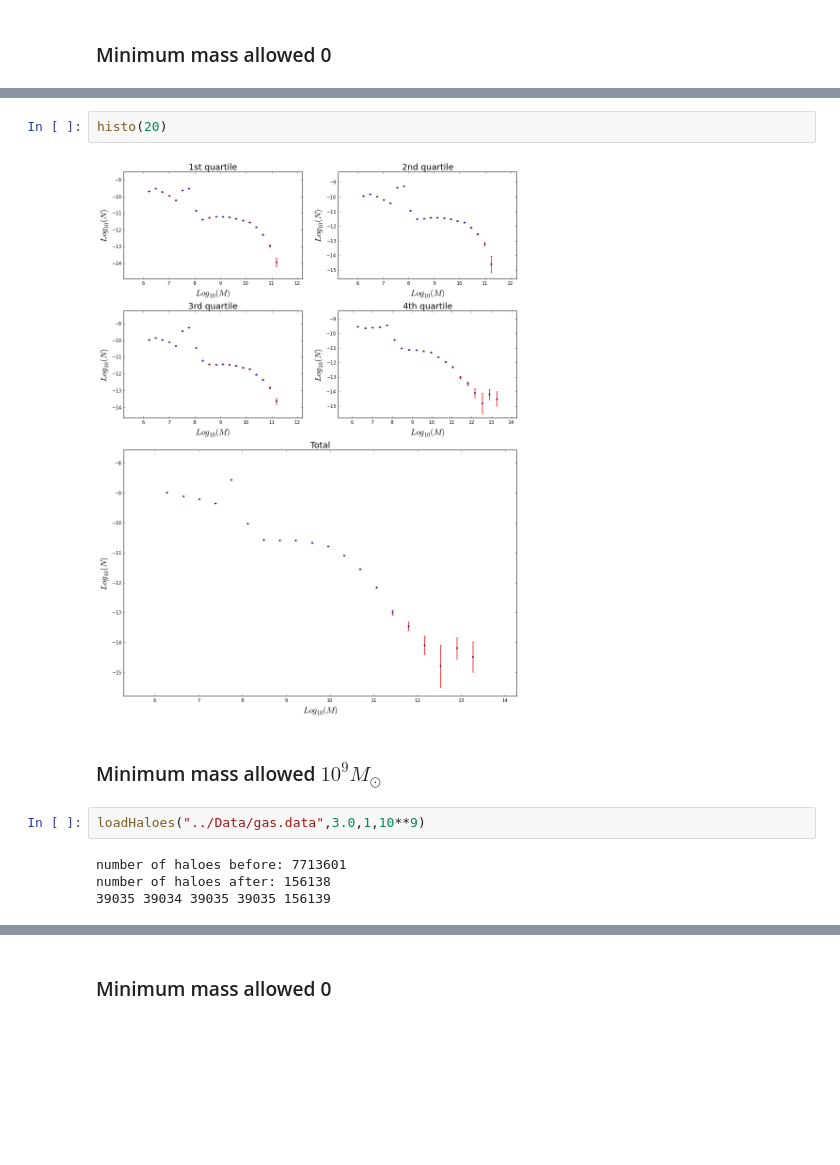
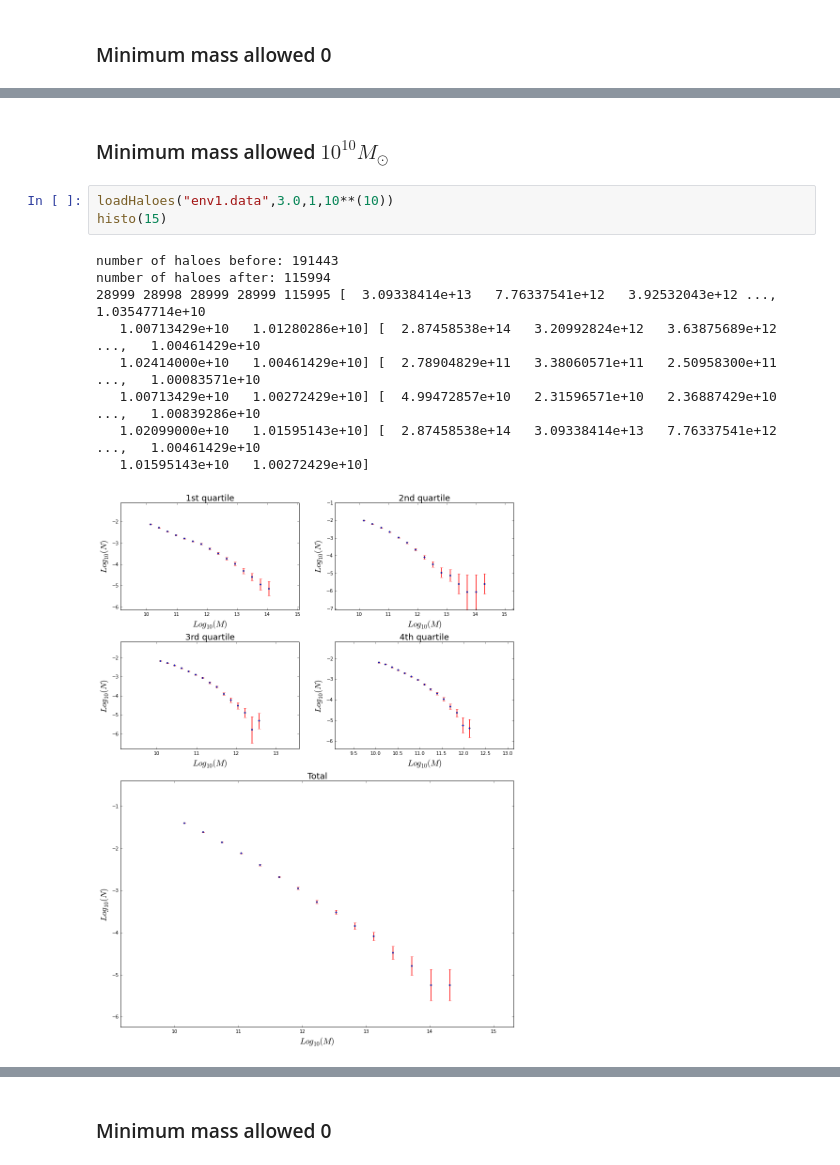
Before and after one commit to jdprada1760/Cornell_Summer, a Jupyter notebook: Illustris_Run/Code/Illustris quartiles.ipynb, the cells around one changed output, grey strips where cells are left out. Drawn from its saved outputs; the diff is of its cells as text; blank space fills up the shorter version.

```diff
--- a/Illustris_Run/Code/Illustris quartiles.ipynb
+++ b/Illustris_Run/Code/Illustris quartiles.ipynb
@@ -122,12 +129,15 @@ number of haloes after: 7107494
-# %%
-histo(20)
-# %% [output]
-[figure, removed]
 # %% [markdown]
-### Minimum mass allowed $10^{9} M_\odot$
+### Minimum mass allowed $10^{10} M_{\odot}$
 # %%
-loadHaloes("../Data/gas.data",3.0,1,10**9)
+loadHaloes("env1.data",3.0,1,10**(10))
+histo(15)
 # %% [output]
-number of haloes before: 7713601
-number of haloes after: 156138
-39035 39034 39035 39035 156139
+number of haloes before: 191443
+number of haloes after: 115994
+28999 28998 28999 28999 115995 [  3.09338414e+13   7.76337541e+12   3.92532043e+12 ...,   1.03547714e+10
+   1.00713429e+10   1.01280286e+10] [  2.87458538e+14   3.20992824e+12   3.63875689e+12 ...,   1.00461429e+10
+   1.02414000e+10   1.00461429e+10] [  2.78904829e+11   3.38060571e+11   2.50958300e+11 ...,   1.00083571e+10
+   1.00713429e+10   1.00272429e+10] [  4.99472857e+10   2.31596571e+10   2.36887429e+10 ...,   1.00839286e+10
+   1.02099000e+10   1.01595143e+10] [  2.87458538e+14   3.09338414e+13   7.76337541e+12 ...,   1.00461429e+10
+   1.01595143e+10   1.00272429e+10]
+[figure, added]
```
Also changed, not shown: parts of 18 cells of this notebook.
